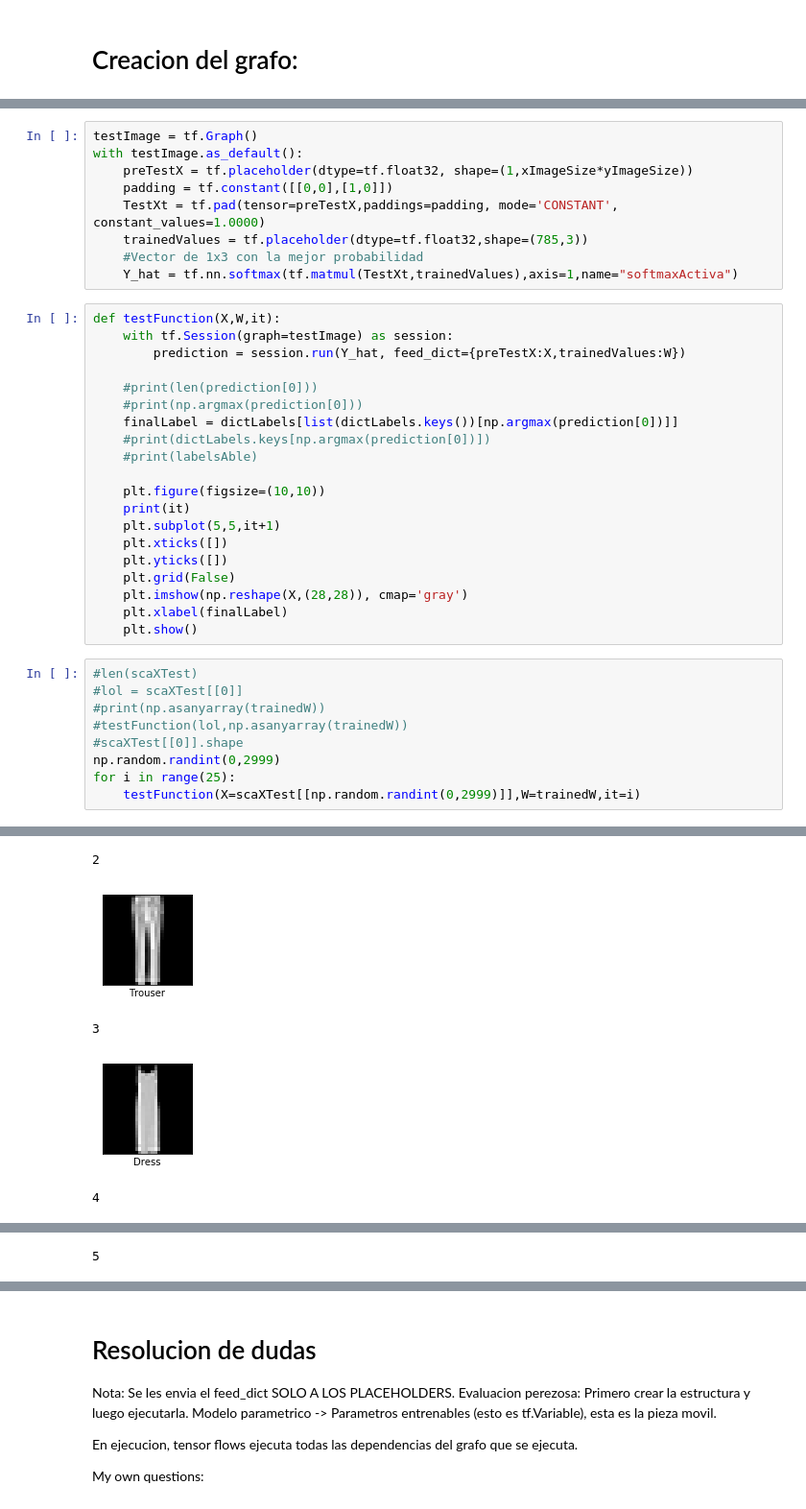
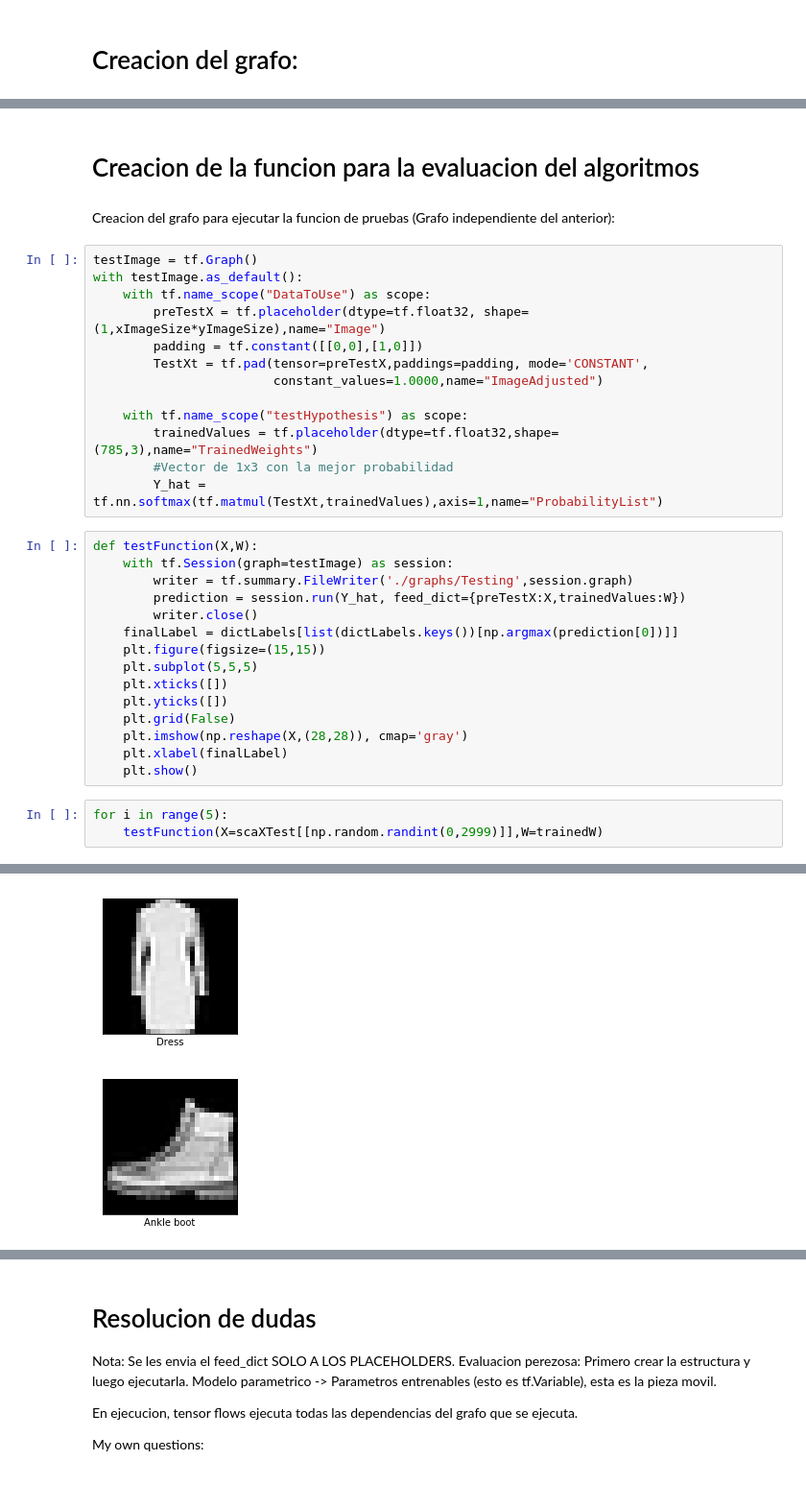
Before and after one commit to franmorales/DSGalileo, a Jupyter notebook: logistic_regression/Fashion_mnist.ipynb, the cells around one changed output, grey strips where cells are left out. Shown at 96% size. Saved outputs shown, nothing was run; the diff lists cells and outputs as text.

```diff
--- a/logistic_regression/Fashion_mnist.ipynb
+++ b/logistic_regression/Fashion_mnist.ipynb
@@ -280,26 +251,30 @@ Error:  0.9939067  accuracy:  0.96875
+# %% [markdown]
+<a id="ref4"></a>
+# Creacion de la funcion para la evaluacion del algoritmos
+# %% [markdown]
+Creacion del grafo para ejecutar la funcion de pruebas (Grafo independiente del anterior):
 # %%
 testImage = tf.Graph()
 with testImage.as_default():
-    preTestX = tf.placeholder(dtype=tf.float32, shape=(1,xImageSize*yImageSize))
-    padding = tf.constant([[0,0],[1,0]])
-    TestXt = tf.pad(tensor=preTestX,paddings=padding, mode='CONSTANT', constant_values=1.0000)
-    trainedValues = tf.placeholder(dtype=tf.float32,shape=(785,3))
-    #Vector de 1x3 con la mejor probabilidad
-    Y_hat = tf.nn.softmax(tf.matmul(TestXt,trainedValues),axis=1,name="softmaxActiva")
+    with tf.name_scope("DataToUse") as scope:
+        preTestX = tf.placeholder(dtype=tf.float32, shape=(1,xImageSize*yImageSize),name="Image")
+        padding = tf.constant([[0,0],[1,0]])
+        TestXt = tf.pad(tensor=preTestX,paddings=padding, mode='CONSTANT',
+                        constant_values=1.0000,name="ImageAdjusted")
+
+    with tf.name_scope("testHypothesis") as scope:
+        trainedValues = tf.placeholder(dtype=tf.float32,shape=(785,3),name="TrainedWeights")
+        #Vector de 1x3 con la mejor probabilidad
+        Y_hat = tf.nn.softmax(tf.matmul(TestXt,trainedValues),axis=1,name="ProbabilityList")
 # %%
-def testFunction(X,W,it):
+def testFunction(X,W):
     with tf.Session(graph=testImage) as session:
+        writer = tf.summary.FileWriter('./graphs/Testing',session.graph)
         prediction = session.run(Y_hat, feed_dict={preTestX:X,trainedValues:W})
-
-    #print(len(prediction[0]))
-    #print(np.argmax(prediction[0]))
+        writer.close()
     finalLabel = dictLabels[list(dictLabels.keys())[np.argmax(prediction[0])]]
-    #print(dictLabels.keys[np.argmax(prediction[0])])
-    #print(labelsAble)
-
-    plt.figure(figsize=(10,10))
-    print(it)
-    plt.subplot(5,5,it+1)
+    plt.figure(figsize=(15,15))
+    plt.subplot(5,5,5)
     plt.xticks([])
     plt.yticks([])
     plt.grid(False)
@@ -307,12 +282,6 @@ def testFunction(X,W,it):
     plt.xlabel(finalLabel)
     plt.show()
 # %%
-#len(scaXTest)
-#lol = scaXTest[[0]]
-#print(np.asanyarray(trainedW))
-#testFunction(lol,np.asanyarray(trainedW))
-#scaXTest[[0]].shape
-np.random.randint(0,2999)
-for i in range(25):
-    testFunction(X=scaXTest[[np.random.randint(0,2999)]],W=trainedW,it=i)
+for i in range(5):
+    testFunction(X=scaXTest[[np.random.randint(0,2999)]],W=trainedW)
 # %% [output]
@@ -323,5 +290,2 @@ for i in range(25):
-2
-[figure, old version]
+[figure, new version]
-3
-[figure, old version]
+[figure, new version]
-4
@@ -329 +292,0 @@ for i in range(25):
-5
```
Also changed, not shown: parts of 30 cells of this notebook, 9 other files.
